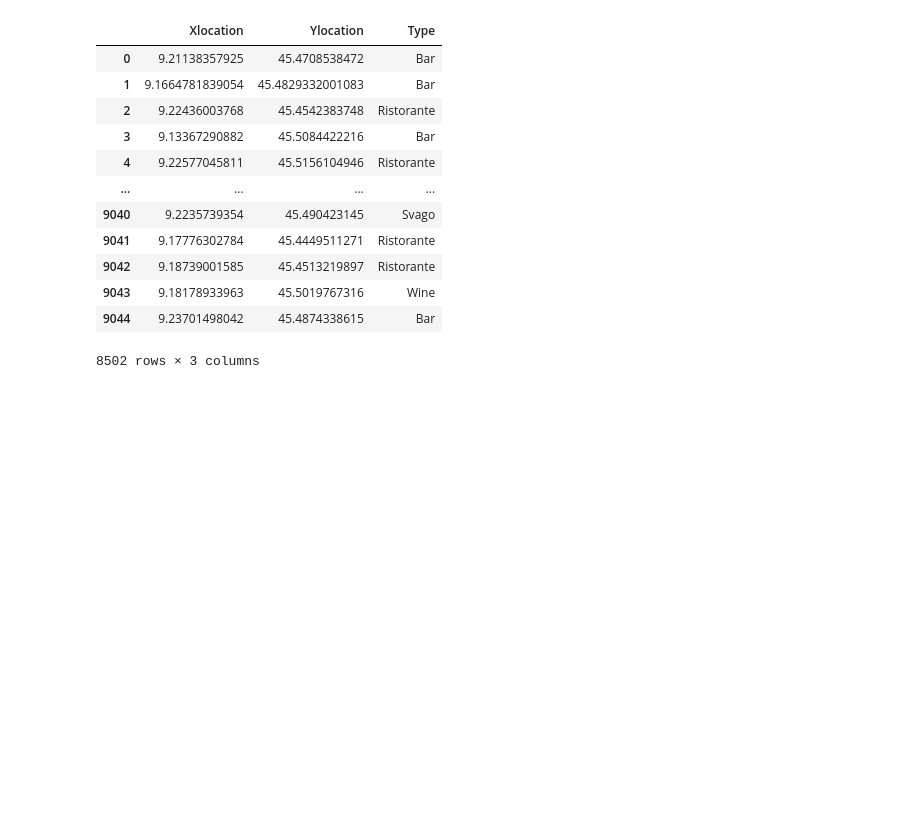
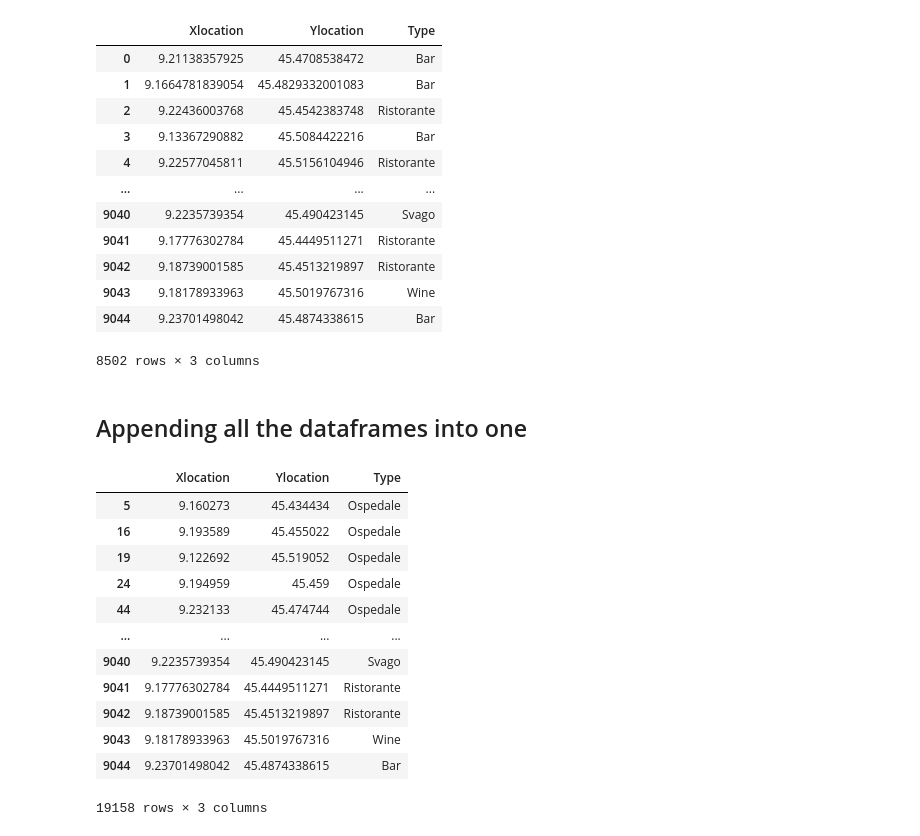
Before and after one commit to EdoPassa/Data_Science_Project_ITS_TTF_2022-23, a Jupyter notebook: Data Mining/dsProject/Data_Mining_Milano.ipynb, the cells around one changed output. Saved outputs shown, nothing was run; the diff lists cells and outputs as text; code cells hidden in the pictures; blank space fills up the shorter version.

```diff
--- a/Data Mining/dsProject/Data_Mining_Milano.ipynb
+++ b/Data Mining/dsProject/Data_Mining_Milano.ipynb
@@ -464,3 +479,5 @@ df_svago_milano_mod
 | 9043 | 9.18178933963 | 45.5019767316 | Wine |
 | 9044 | 9.23701498042 | 45.4874338615 | Bar |
 8502 rows × 3 columns
+# %% [markdown]
+## Appending all the dataframes into one
@@ -466,0 +497,16 @@ df_svago_milano_mod
+# %%
+df_milano
+# %% [output]
+|  | Xlocation | Ylocation | Type |
+| 5 | 9.160273 | 45.434434 | Ospedale |
+| 16 | 9.193589 | 45.455022 | Ospedale |
+| 19 | 9.122692 | 45.519052 | Ospedale |
+| 24 | 9.194959 | 45.459 | Ospedale |
+| 44 | 9.232133 | 45.474744 | Ospedale |
+| ... | ... | ... | ... |
+| 9040 | 9.2235739354 | 45.490423145 | Svago |
+| 9041 | 9.17776302784 | 45.4449511271 | Ristorante |
+| 9042 | 9.18739001585 | 45.4513219897 | Ristorante |
+| 9043 | 9.18178933963 | 45.5019767316 | Wine |
+| 9044 | 9.23701498042 | 45.4874338615 | Bar |
+19158 rows × 3 columns
```
Also changed, not shown: parts of 15 cells of this notebook.
